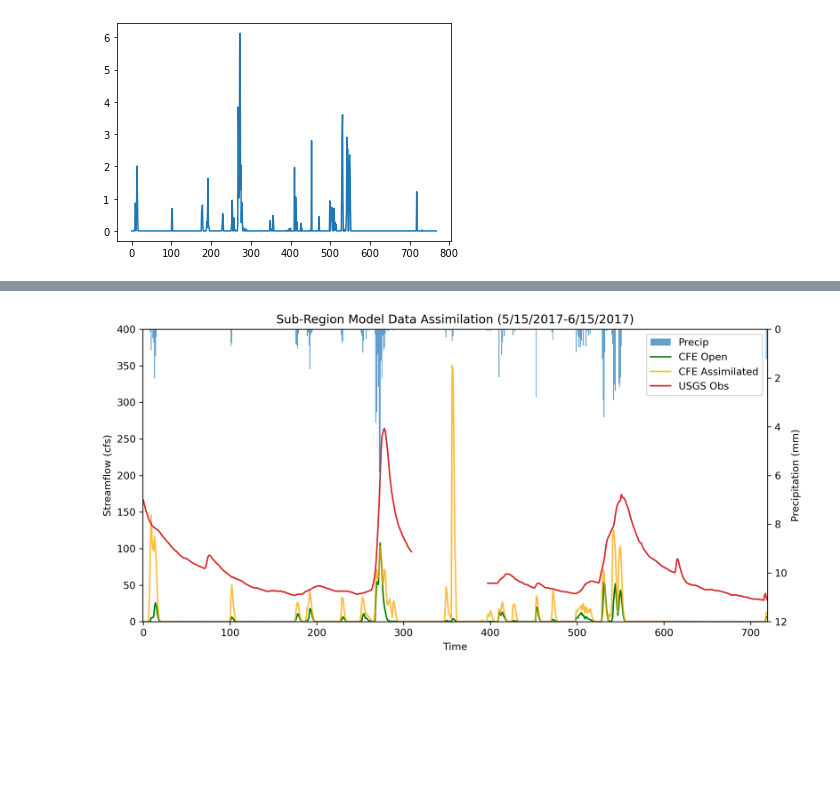
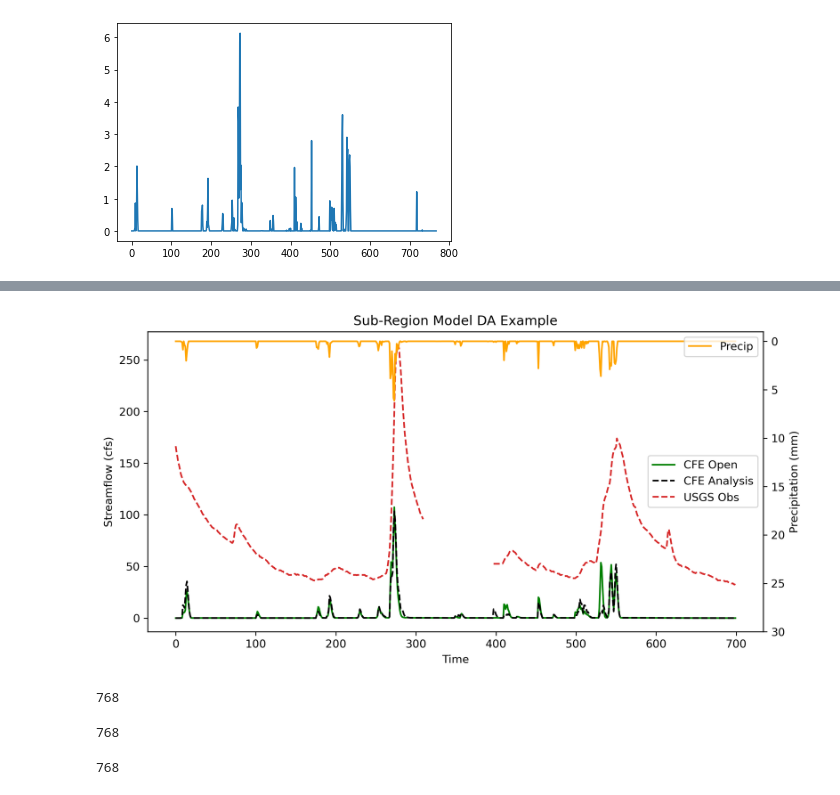
Before and after one commit to zbutler33/NextGen---The-Simulators-, a Jupyter notebook: Toy_Model/Toymodel_V2.ipynb, the cells around one changed output, grey strips where cells are left out. Drawn from its saved outputs; the diff is of its cells as text; code cells hidden in the pictures; blank space fills up the shorter version.

Commit message:
newDataAssimilation

```diff
--- a/Toy_Model/Toymodel_V2.ipynb
+++ b/Toy_Model/Toymodel_V2.ipynb
@@ -274,35 +256,35 @@ soil res def, cfe petrub [0, 0, 0, 0, 0, 0, 0, 0, 0, 0, 0, 0, 0, 0, 0, 0, 0, 0,
 # %%
 istart_plot=0
-iend_plot=720
+iend_plot=700
 x = list(range(istart_plot, iend_plot))
 
 fig, ax1 = plt.subplots(figsize = (10,5), dpi=300)
 
 ax2 = ax1.twinx()
 
 ax1.set_xlabel('Time')
 ax1.set_ylabel('Streamflow (cfs)')
 ax2.set_ylabel('Precipitation (mm)')
-ax2.set_ylim(0,12,1)
+ax2.set_ylim(-1,30,1)
 ax2.invert_yaxis()
-ax1.set_ylim(0,400,1)
 
-plt.title('Sub-Region Model Data Assimilation (5/15/2017-6/15/2017)')
-Precip = ax2.bar(x, df_forcing['APCP_surface'][istart_plot:iend_plot],width=1,alpha=0.7, color="tab:blue", label = 'Precip')
-#ax1.plot(x, cfePeturbed[istart_plot:iend_plot], color = 'tab:orange', label = 'CFE Peturbed')
-Open, = ax1.plot(x, cfeOpen[istart_plot:iend_plot], color = 'green', label = 'CFE Open')
-Analysis, = ax1.plot(x, cfeAnalysis[istart_plot:iend_plot], color = 'orange', alpha=0.75, label = 'CFE Assimilated')
-Obs, = ax1.plot(x, obs[istart_plot:iend_plot], color = 'tab:red', label = 'USGS Obs')
 
-plt.legend(handles = [Precip,Open,Analysis,Obs], loc='upper right', bbox_to_anchor=(0.5, 0.5, 0.5, 0.5))
-
-#plt.savefig("WorkingDA_7-19.png")
-fig.tight_layout()
-ax1.margins(x=0)
+plt.title('Sub-Region Model DA Example')
+# ax1.plot(x, cfePeturbed[istart_plot:iend_plot], color = 'tab:orange', label = 'CFE Peturbed')
+ax1.plot(x, cfeOpen[istart_plot:iend_plot], color = 'green', label = 'CFE Open')
+ax1.plot(x, cfeAnalysis[istart_plot:iend_plot], color = 'black', linestyle='dashed', label = 'CFE Analysis')
+ax1.plot(x, obs[istart_plot:iend_plot], color = 'tab:red', linestyle='dashed', label = 'USGS Obs')
+# ax1.plot(x, cfeEnKF[istart_plot:iend_plot], color = 'tab:blue', label = 'EnKF')
+ax2.plot(df_forcing['APCP_surface'][istart_plot:iend_plot], color="orange", label = 'Precip')
+#plt.ylabel('Streamflow (CFS)')
+#plt.xlabel('Time')
+ax1.legend(loc='center right')
+ax2.legend(loc='upper right')
+plt.savefig("WorkingDA_7-19.png")
 
 plt.show()
 # %% [output]
-[figure, old version]
+[figure, new version]
 # %%
 # cfe_open = bmi_cfe()
 # cfe_perturbed = bmi_cfe()
@@ -348,3 +330,15 @@ plt.show()
 # cfe_analysis.initialize(‘config_analysis.yml’)
 # enkf.initialize(‘config_enkf_cfe_basinID.yml’)
 # usgs.initialize(‘config_basinID.yml’)
+# %%
+len(cfeOpen)
+# %% [output]
+768
+# %%
+len(cfeAnalysis)
+# %% [output]
+768
+# %%
+len(obs)
+# %% [output]
+768
```
Also changed, not shown: parts of 9 cells of this notebook, 1 other file.
